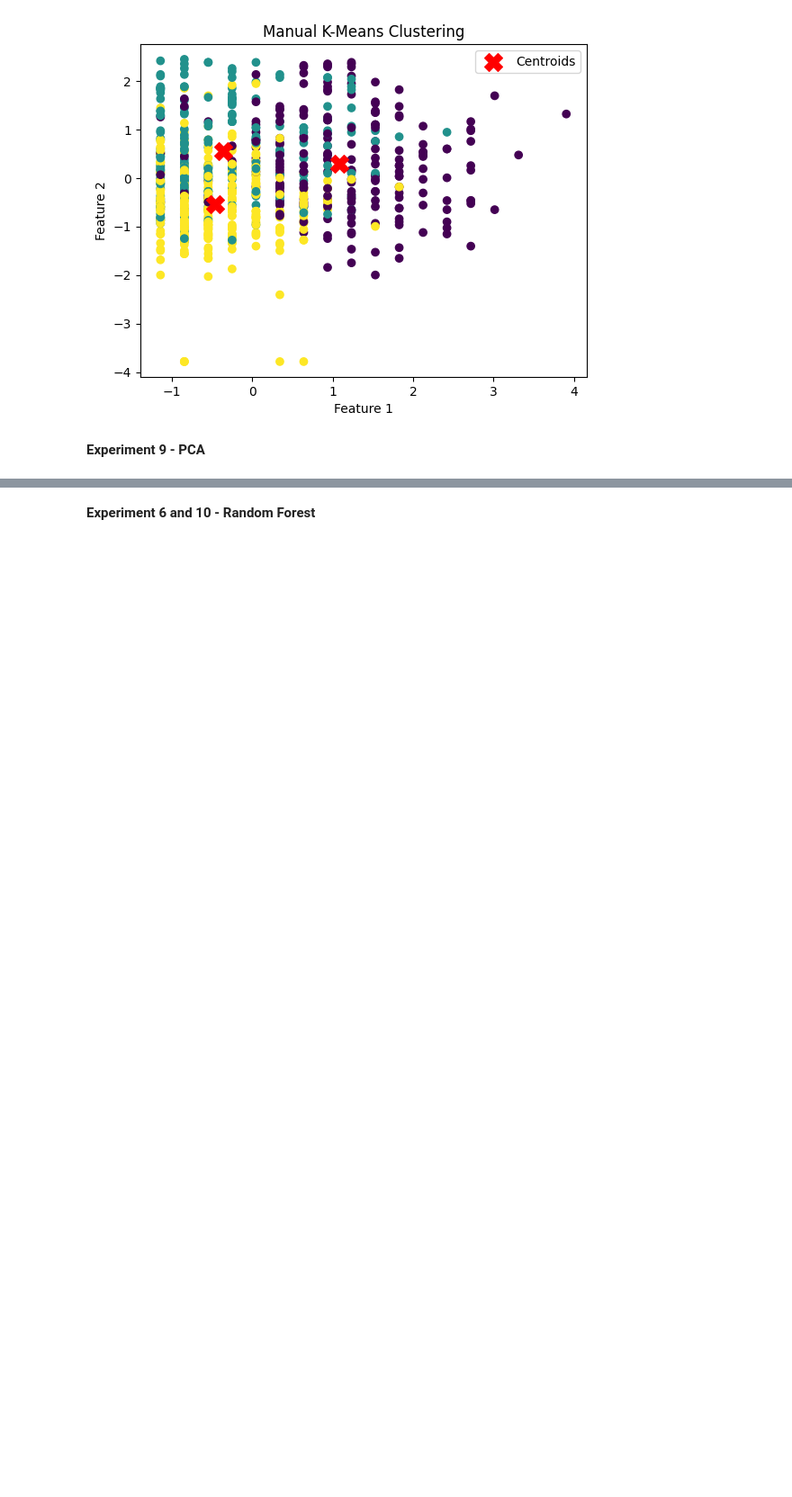
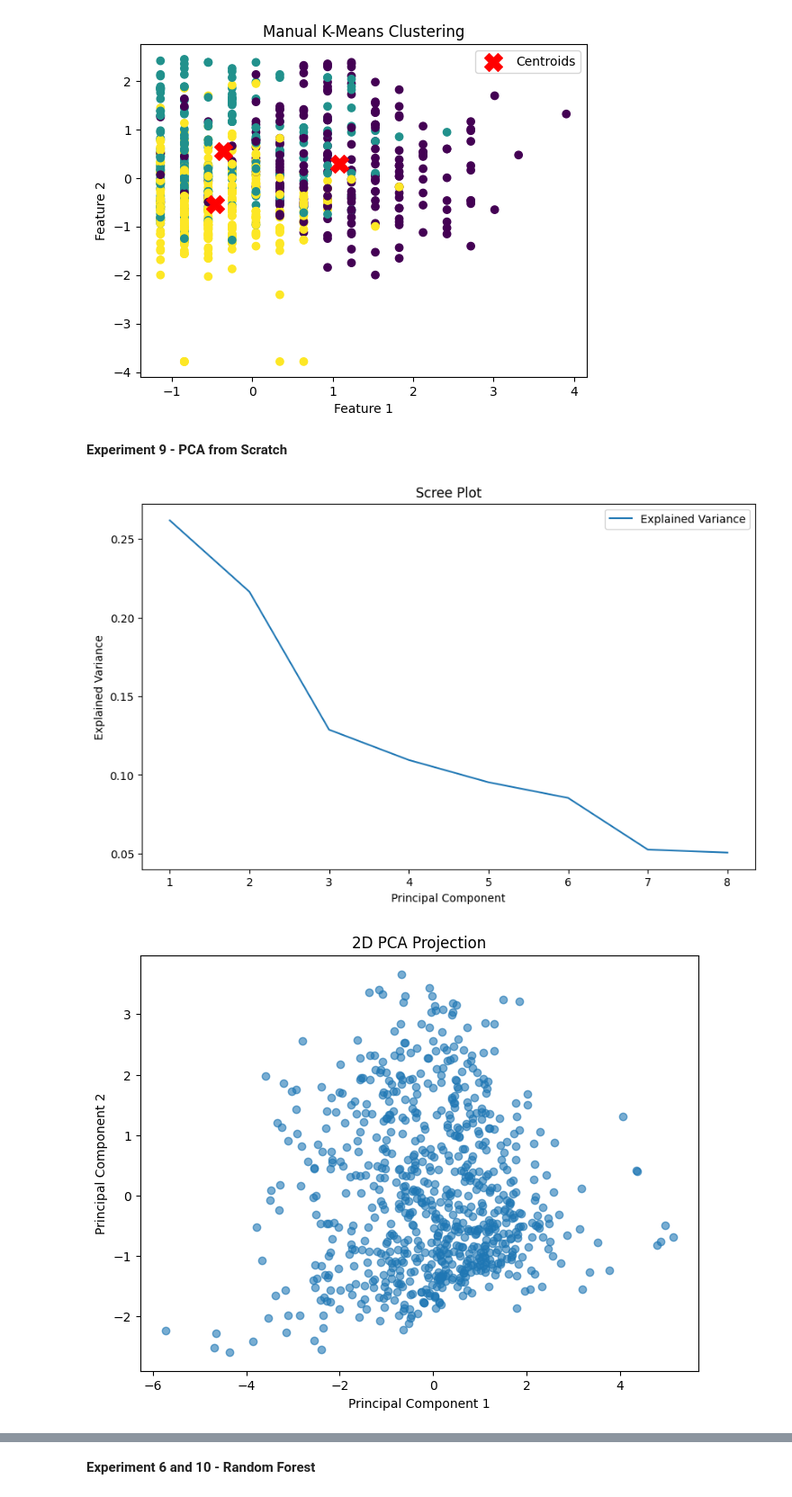
Before and after one commit to rutavmehta/BML, a Jupyter notebook: BML.ipynb, the cells around one changed output, grey strips where cells are left out. Shown at 90% size. Cells and saved outputs as stored; diff of their text form; code cells hidden in the pictures; blank space fills up the shorter version.

```diff
--- a/BML.ipynb
+++ b/BML.ipynb
@@ -573,4 +573,51 @@ Cluster Centers (Centroids):
 Cluster Sizes: {np.int64(0): np.int64(215), np.int64(1): np.int64(216), np.int64(2): np.int64(337)}
 [figure]
 # %% [markdown]
-**Experiment 9 - PCA**
+**Experiment 9 - PCA from Scratch**
+# %%
+import numpy as np
+import pandas as pd
+import matplotlib.pyplot as plt
+
+# Load the dataset (replace with your file path if needed)
+df = pd.read_csv("/content/drive/MyDrive/MIT Classwork/archive (2).csv")
+
+# Select features excluding the target column ('Outcome')
+X = df.drop(columns=["Outcome"]).values
+
+# Standardize the dataset
+X_standardized = (X - np.mean(X, axis=0)) / np.std(X, axis=0)
+
+# Calculate covariance matrix
+cov_matrix = np.cov(X_standardized, rowvar=False)
+
+# Eigen decomposition
+eigenvalues, eigenvectors = np.linalg.eigh(cov_matrix)
+
+# Sort eigenvalues and eigenvectors (top 2 components)
+sorted_indices = np.argsort(eigenvalues)[::-1]
+top_eigenvectors = eigenvectors[:, sorted_indices[:2]]
+
+# Transform the data (reduce to 2 dimensions)
+X_transformed = np.dot(X_standardized, top_eigenvectors)
+
+# Scree Plot (Explained Variance)
+plt.figure(figsize=(10, 6))
+explained_variance = eigenvalues[sorted_indices] / np.sum(eigenvalues)
+plt.plot(range(1, len(explained_variance) + 1), explained_variance, label='Explained Variance')
+plt.xlabel('Principal Component')
+plt.ylabel('Explained Variance')
+plt.title('Scree Plot')
+plt.legend()
+plt.show()
+
+# 2D Projection of Transformed Data
+plt.figure(figsize=(8, 6))
+plt.scatter(X_transformed[:, 0], X_transformed[:, 1], alpha=0.6)
+plt.xlabel('Principal Component 1')
+plt.ylabel('Principal Component 2')
+plt.title('2D PCA Projection')
+plt.show()
+# %% [output]
+[figure, added]
+[figure, added]
```
Also changed, not shown: parts of 2 cells of this notebook.
